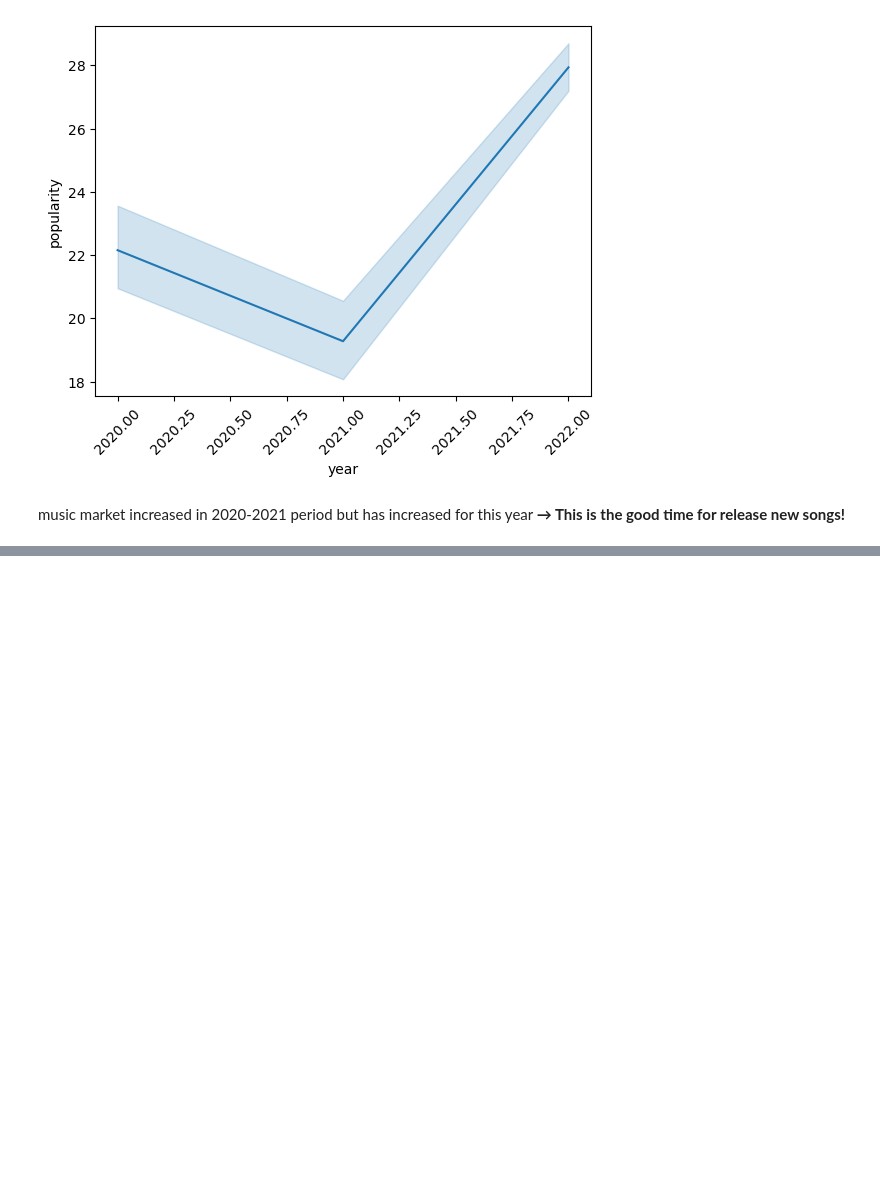
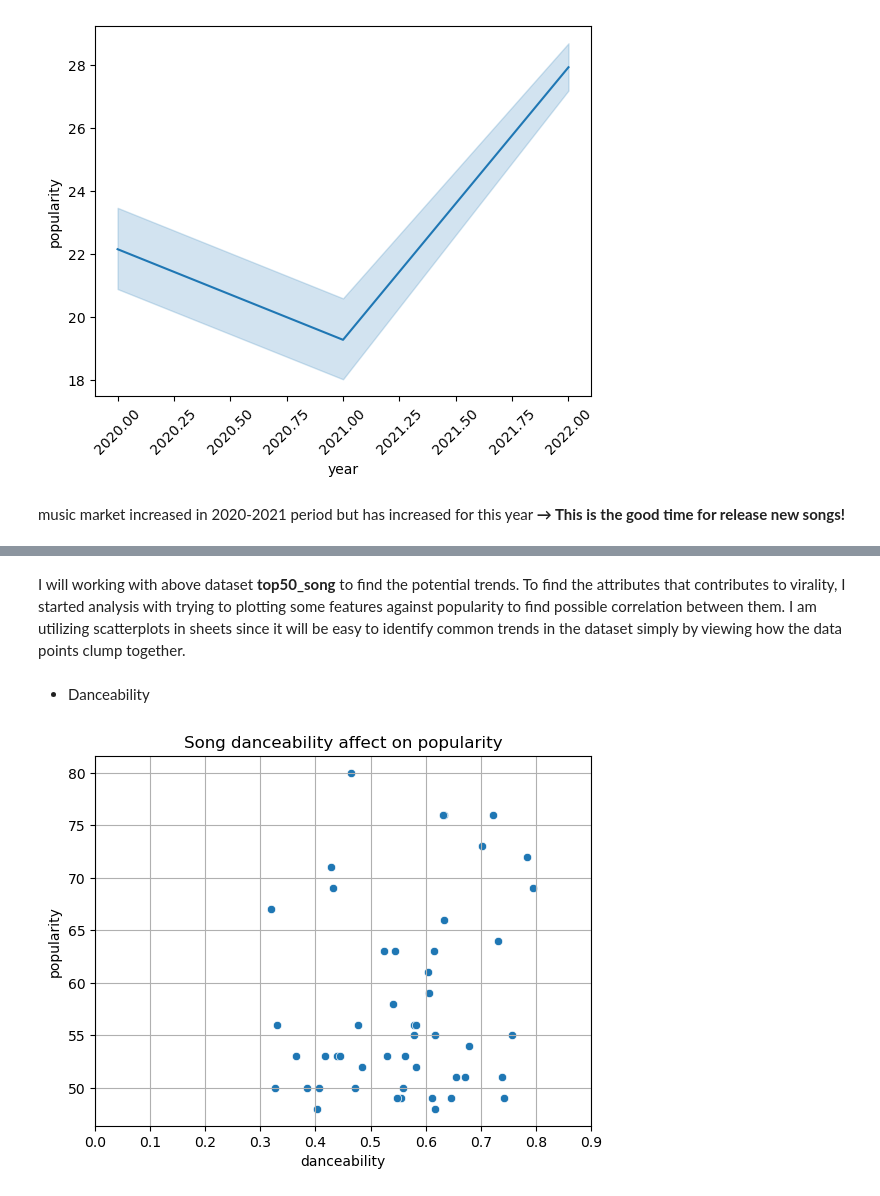
Before and after one commit to TrungTechh/HCMUS_CSC17104-Final-project, a Jupyter notebook: Final_project.ipynb, the cells around one changed output, grey strips where cells are left out. Drawn from its saved outputs; the diff is of its cells as text; code cells hidden in the pictures; blank space fills up the shorter version.

Commit message:
add Q<Potential trend>, remove Q<How trend music nowaday>, preprocess more name column

```diff
--- a/Final_project.ipynb
+++ b/Final_project.ipynb
@@ -186,0 +201,2 @@ pd.DataFrame([categorical_num_diff_val, categorical_diff_val], index=['number of
+# %%
+df['name'] = df['name'].str.extract(r'(.*?)?(-|$)').iloc[:,:1]
@@ -280,0 +298,3 @@ plt.show()
+# %%
+top50_song = df.sort_values('popularity',ascending=False).head(50)
+top50_song.describe().T[['min','max','mean']]
@@ -280,0 +316,11 @@ plt.show()
+# %% [markdown]
+I will working with above dataset **top50_song** to find the potential trends. To find the attributes that contributes to virality, I started analysis with trying to plotting some features against popularity to find possible correlation between them. I am utilizing scatterplots in sheets since it will be easy to identify common trends in the dataset simply by viewing how the data points clump together.
+# %% [markdown]
+- Danceability
+# %%
+sns.scatterplot(x=top50_song['danceability'], y=top50_song.popularity).set_title('Song danceability affect on popularity')
+plt.grid()
+plt.xticks(np.arange(0,1,0.1))
+plt.show()
+# %% [output]
+[figure, added]
```
Also changed, not shown: parts of 60 cells of this notebook.
